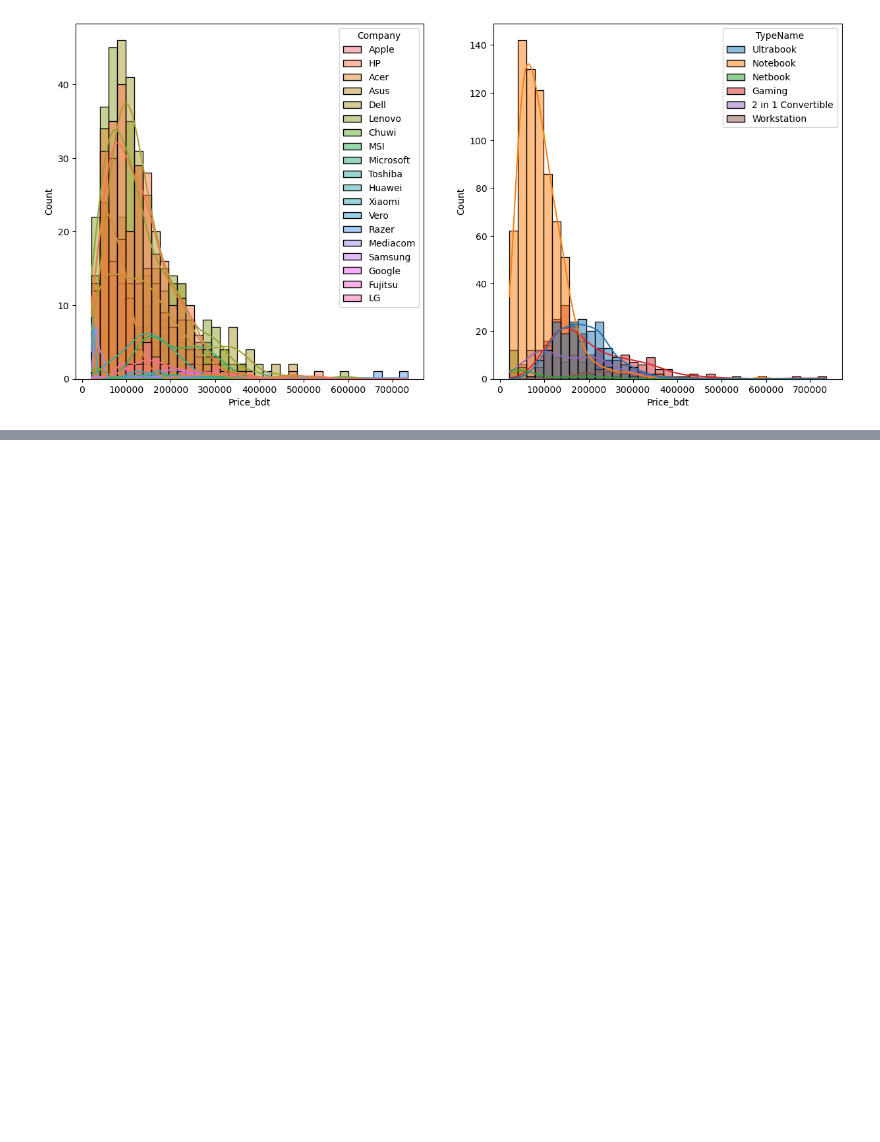
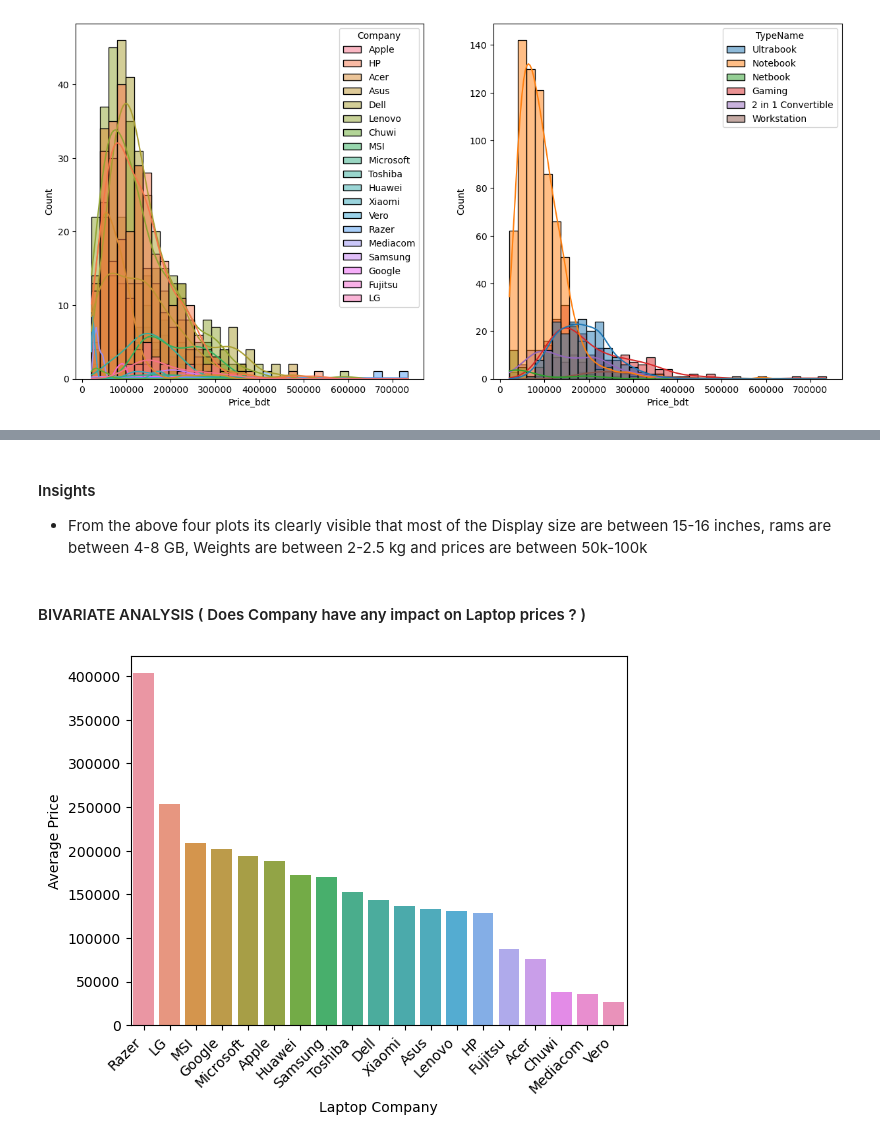
Before and after one commit to MahbubHossainFaisal/Laptop_Price_Predictor, a Jupyter notebook: notebooks/Laptop_price_prediction_EDA.ipynb, the cells around one changed output, grey strips where cells are left out. Saved outputs shown, nothing was run; the diff lists cells and outputs as text; code cells hidden in the pictures; blank space fills up the shorter version.

```diff
--- a/notebooks/Laptop_price_prediction_EDA.ipynb
+++ b/notebooks/Laptop_price_prediction_EDA.ipynb
@@ -300,0 +328,15 @@ plt.show()
+# %% [markdown]
+#### Insights
+- From the above four plots its clearly visible that most of the Display size are between 15-16 inches, rams are between 4-8 GB, Weights are between 2-2.5 kg and prices are between 50k-100k
+# %% [markdown]
+#### BIVARIATE ANALYSIS ( Does Company have any impact on Laptop prices ? )
+# %%
+company_group = df.groupby('Company').mean().reset_index()
+company_group_sorted = company_group.sort_values(by='Price_bdt', ascending=False)
+sns.barplot(x='Company', y='Price_bdt', data=company_group_sorted)
+plt.xticks(rotation=45, ha='right')
+plt.xlabel('Laptop Company')
+plt.ylabel("Average Price")
+plt.show()
+# %% [output]
+[figure, added]
```
Also changed, not shown: parts of 15 cells of this notebook.
